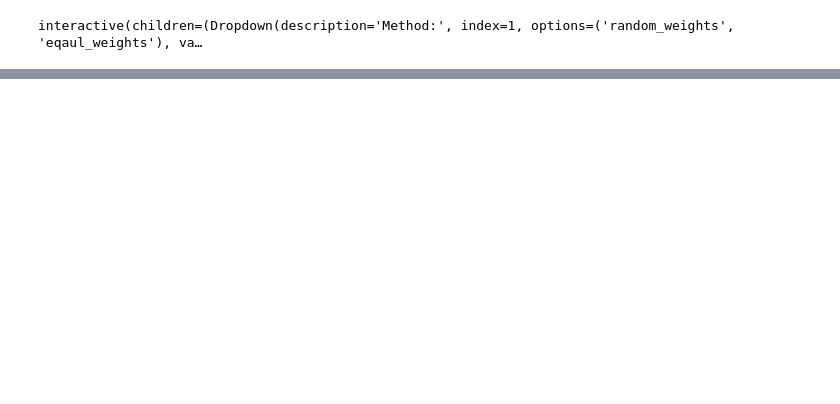
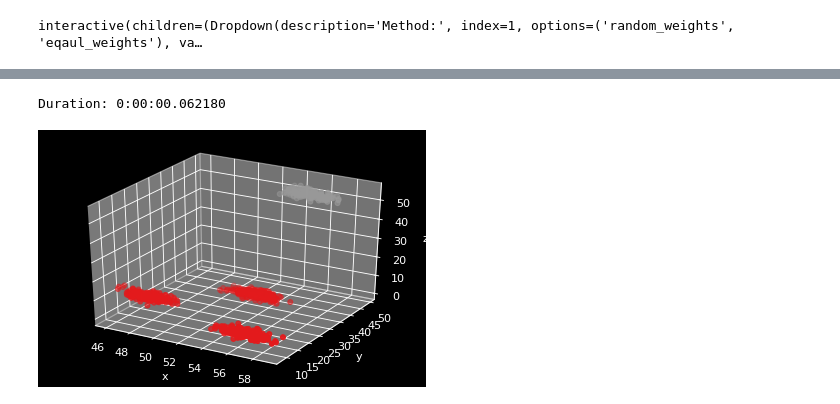
Before and after one commit to Abdelmounim1996/Distributed-Learning-of-Finite-Gaussian-Mixtures, a Jupyter notebook: Resultats_HCMM.ipynb, the cells around one changed output, grey strips where cells are left out. Drawn from its saved outputs; the diff is of its cells as text; code cells hidden in the pictures; blank space fills up the shorter version.

```diff
--- a/Resultats_HCMM.ipynb
+++ b/Resultats_HCMM.ipynb
@@ -209,0 +220,14 @@ plt.show()
+# %%
+n_components      = 4                # number of components to generate
+dim               = 3                # dimension of dataset
+k                 = n_components      # composents of F function
+m                 = 2              # composents of G function
+n_samples         = 4000              # numbers of samples of data
+option            = 'random_weights'  # option probability of weights
+global_components =   10             # global components of data to generate
+
+sgmm = sampling_gaussian_mixture_model(n_components ,dim )
+
+SGCMM = sgmm.fit(n_samples , edge =global_components , upper= 30 , epsilon_noise= 1 , Adjusting_weights = 'equal_weights',  n_points = 30)
+X      = SGCMM.X
+y = SGCMM.labels
@@ -209,0 +243,31 @@ plt.show()
+# %%
+X_train, X_test, y_train, y_test = train_test_split(
+   X, y, test_size=0.20, random_state=42)
+# %%
+
+start_time = datetime.now()
+m = 2
+
+HCMM = Hierarchical_Mixture_Model(k,m)
+hcmm = HCMM.fit(X_train)
+
+labels_test= HCMM.predict(X_test)
+
+labels_train= HCMM.predict(X_train)
+
+
+end_time = datetime.now()
+print('Duration: {}'.format(end_time - start_time))
+# %% [output]
+Duration: 0:00:00.062180
+# %%
+fig = plt.figure(dpi=80)
+axes = plt.axes(projection='3d')
+axes.set_xlabel("x")
+axes.set_ylabel("y")
+axes.set_zlabel("z")
+axes.scatter(X_test[:,0],X_test[:,1] ,X_test[:,2], c   = labels_test  )
+ax2.set_title('testing')
+plt.show()
+# %% [output]
+[figure, added]
```
Also changed, not shown: parts of 8 cells of this notebook.
